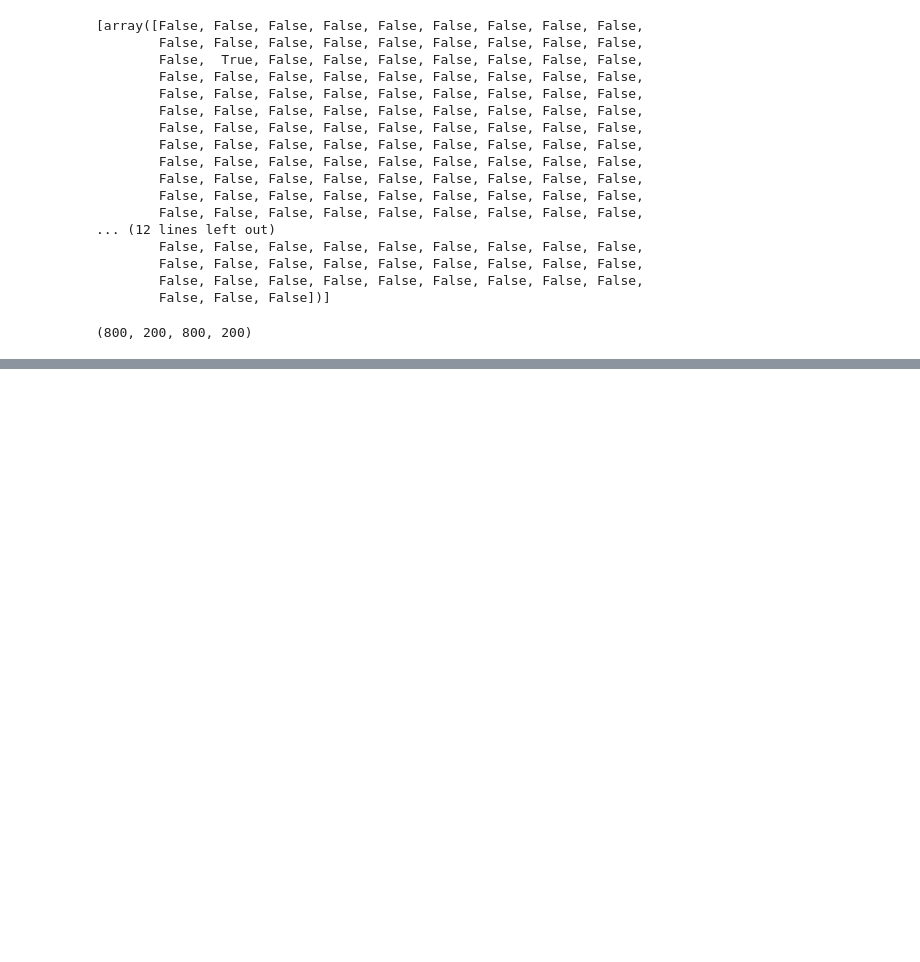
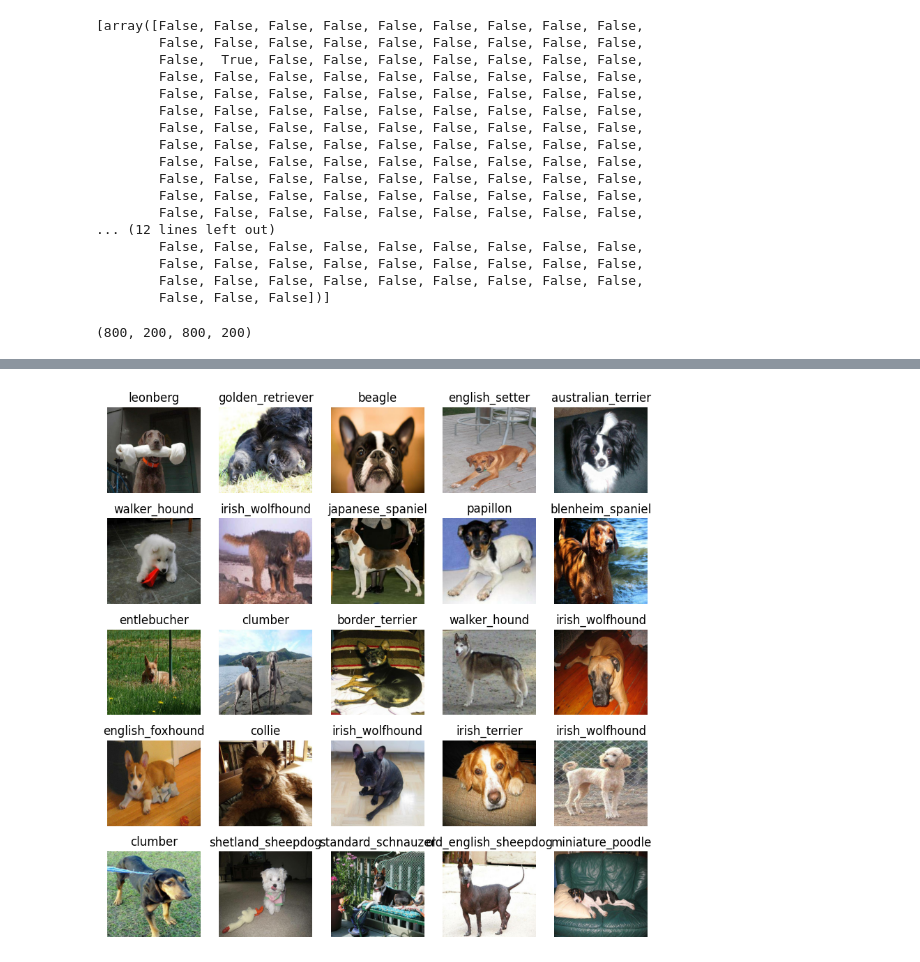
Before and after one commit to Afuhnwi-Afriitech/dog-breed-classification, a Jupyter notebook: dog_breed_identification.ipynb, the cells around one changed output, grey strips where cells are left out. Cells and saved outputs as stored; diff of their text form; code cells hidden in the pictures; blank space fills up the shorter version.

```diff
--- a/dog_breed_identification.ipynb
+++ b/dog_breed_identification.ipynb
@@ -168,3 +186,26 @@ def process_image(image_path, image_size):
 def get_image_label(image_path, label):
   image = process_image(image_path)
   return image, label
+# %%
+BATCH_SIZE = 32
+def create_data_batches(x, y=None, batch_size=BATCH_SIZE, valid_data=False, test_data=False):
+  if test_data:
+    print("creating test batches")
+    data = tf.data.Dataset.from_tensor_slices((tf.constant(x)))
+    data_batch = data.map(process_image).batch(BATCH_SIZE)
+    return data_batch
+  elif valid_data:
+    print("creating validation batches")
+    data = tf.data.Dataset.from_tensor_slices((tf.constant(x), tf.constant(y)))
+    data_batch = data.map(get_image_label).batch(BATCH_SIZE)
+    return data_batch
+  else:
+    print("creating training batches")
+    data = tf.data.Dataset.from_tensor_slices((tf.constant(x), tf.constant(y)))
+    data = data.shuffle(buffer_size=len(x))
+    data = data.map(get_image_label)
+    data_batch = data.batch(BATCH_SIZE)
+    return data_batch
+# %%
+train_data = create_data_batches(x_train, y_train)
+val_data = create_data_batches(x_test, y_test, valid_data=True)
@@ -170,0 +222,12 @@ def get_image_label(image_path, label):
+# %%
+import matplotlib.pyplot as plt
+def show_25_images(images, labels):
+  plt.figure(figsize=(10, 10))
+  for i in range(25):
+    ax = plt.subplot(5, 5, i+1)
+    plt.imshow(images[i])
+    plt.title(unique_breeds[labels[i].argmax()])
+    plt.axis("off")
+# %%
+train_images, train_labels = next(train_data.as_numpy_iterator())
+train_images, train_labels
@@ -170,0 +252,4 @@ def get_image_label(image_path, label):
+# %%
+show_25_images(train_images, train_labels)
+# %% [output]
+[figure, added]
```
Also changed, not shown: parts of 12 cells of this notebook.
